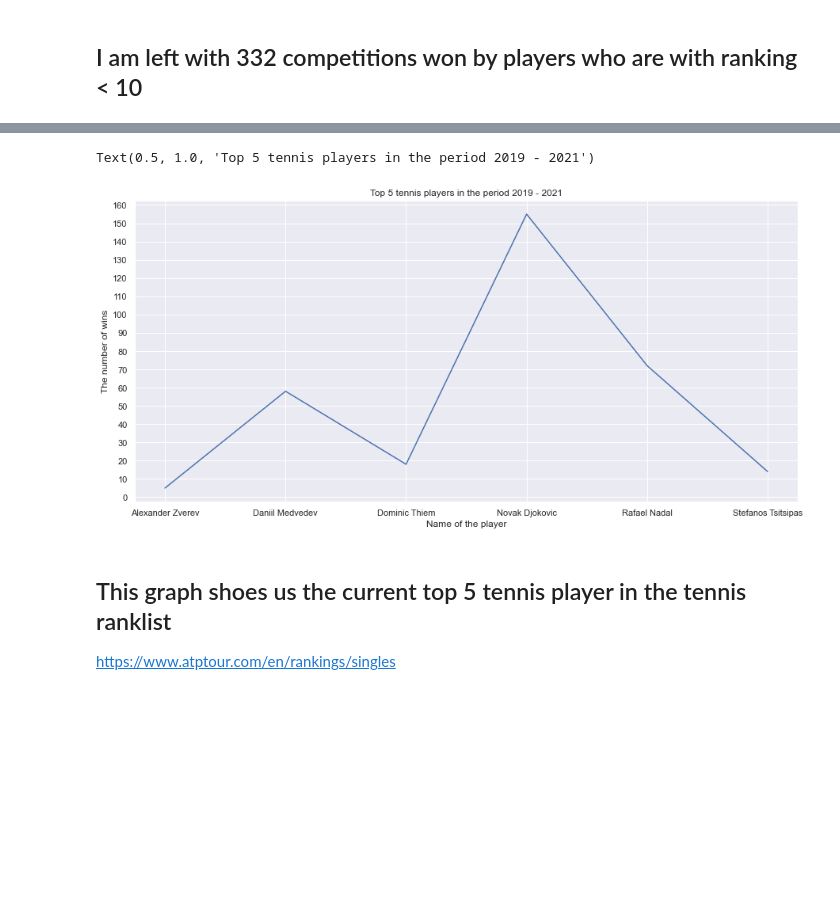
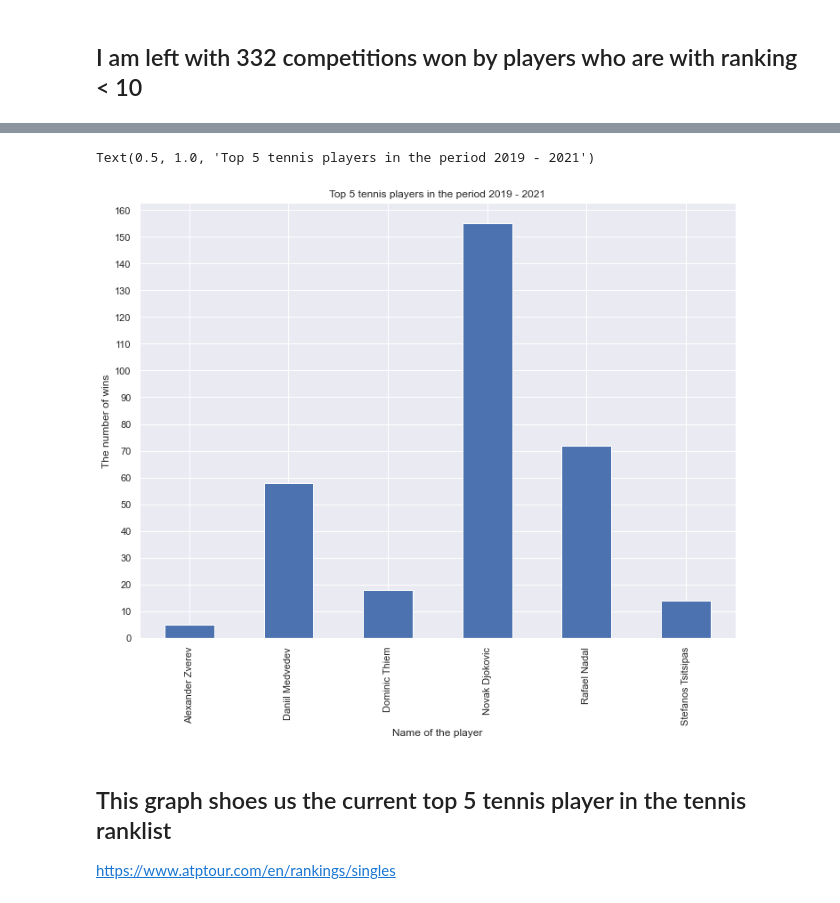
Before and after one commit to BorisBorisov33/Data-Analysis-Group-Project, a Jupyter notebook: analysis_the_greatest_tennis_nation.ipynb, the cells around one changed output, grey strips where cells are left out. Saved outputs shown, nothing was run; the diff lists cells and outputs as text; code cells hidden in the pictures; blank space fills up the shorter version.

```diff
--- a/analysis_the_greatest_tennis_nation.ipynb
+++ b/analysis_the_greatest_tennis_nation.ipynb
@@ -6,6 +6,9 @@ import pandas as pd
 import numpy as np
 import seaborn as sns
 import matplotlib.pyplot as plt
+# import geopandas
+plt.style.use('ggplot')
+
 %matplotlib inline
 
 plt.rcParams['figure.figsize'] = (12, 9)
@@ -202,16 +170,15 @@ Name: winner_id, dtype: int64
 # %%
-fig, ax = plt.subplots(figsize=(15,7))
-top_ten_players_df.groupby('winner_name')['winner_id'].count().plot(ax=ax)
+count_players_df = top_ten_players_df.groupby('winner_name')['winner_id'].size()
+
+count_players_df.plot.bar()
 plt.xlabel('Name of the player')
 plt.ylabel("The number of wins")
 y = [0,160]
 plt.yticks(np.arange(min(y), max(y)+1, 10))
-
-
 plt.title('Top 5 tennis players in the period 2019 - 2021')
 # %% [output]
 Text(0.5, 1.0, 'Top 5 tennis players in the period 2019 - 2021')
-[figure, old version]
+[figure, new version]
 # %% [markdown]
 ##  This graph shoes us the current top 5 tennis player in the tennis ranklist
 https://www.atptour.com/en/rankings/singles
```
Also changed, not shown: parts of 9 cells of this notebook, 1 other file.
